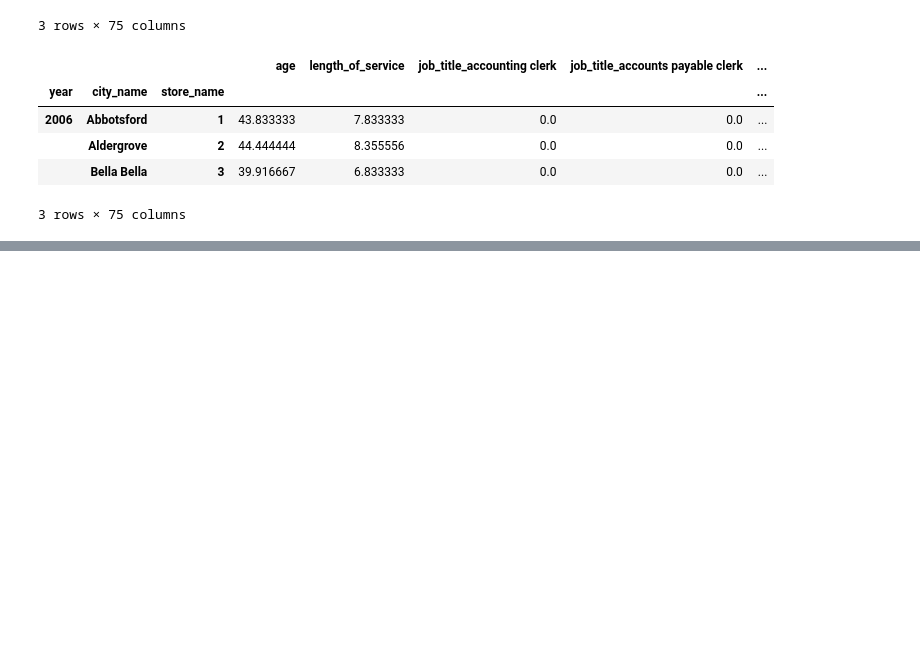
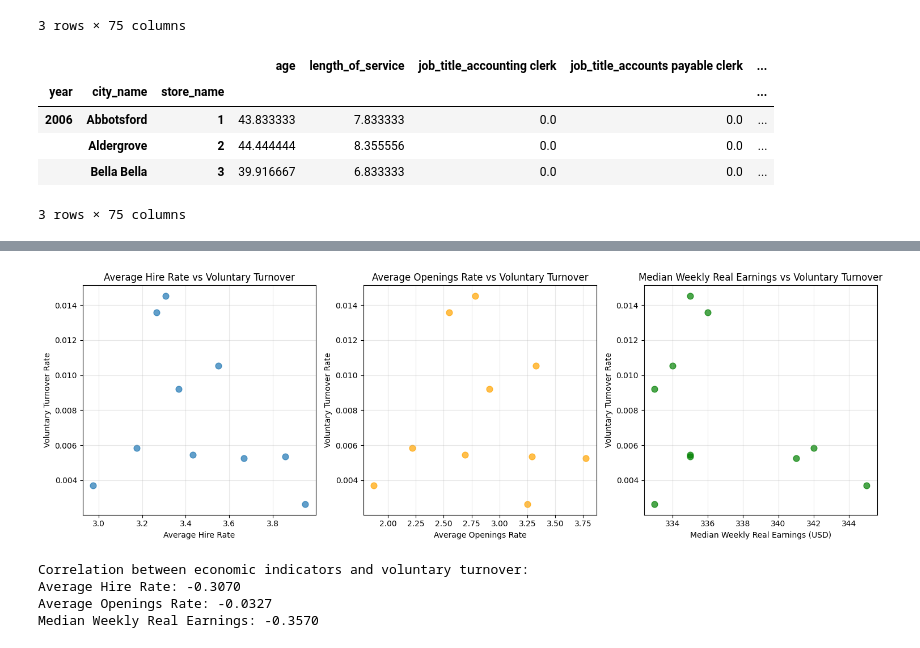
Before and after one commit to JeffTriemer/turnover, a Jupyter notebook: notebooks/eda.ipynb, the cells around one changed output, grey strips where cells are left out. Drawn from its saved outputs; the diff is of its cells as text; code cells hidden in the pictures; blank space fills up the shorter version.

```diff
--- a/notebooks/eda.ipynb
+++ b/notebooks/eda.ipynb
@@ -242,0 +274,4 @@ Top 10 Job Titles by Turnover Rate:
+# %%
+econ_df = pd.read_excel("../data/economic_data.xlsx", sheet_name="annual_data")
+econ_df['year'] = pd.to_datetime(econ_df['year'], format='%Y').dt.to_period('Y')
+econ_df.head(3)
@@ -242,0 +283,3 @@ Top 10 Job Titles by Turnover Rate:
+# %%
+year_df = year_df.reset_index()
+year_df.head(3)
@@ -242,0 +292,3 @@ Top 10 Job Titles by Turnover Rate:
+# %%
+merged_df = pd.merge(year_df, econ_df, on='year', how='inner')
+merged_df.head(3)
@@ -242,0 +301,39 @@ Top 10 Job Titles by Turnover Rate:
+# %%
+# Create scatter plots showing the relationship between economic indicators and voluntary turnover
+fig, axes = plt.subplots(1, 3, figsize=(15, 5))
+
+# Plot 1: Average Hire Rate vs Voluntary Turnover
+axes[0].scatter(merged_df['avg_hire_rt'], merged_df['voluntary_turnover'], alpha=0.7, s=60)
+axes[0].set_xlabel('Average Hire Rate')
+axes[0].set_ylabel('Voluntary Turnover Rate')
+axes[0].set_title('Average Hire Rate vs Voluntary Turnover')
+axes[0].grid(True, alpha=0.3)
+
+# Plot 2: Average Openings Rate vs Voluntary Turnover
+axes[1].scatter(merged_df['avg_openings_rt'], merged_df['voluntary_turnover'], alpha=0.7, s=60, color='orange')
+axes[1].set_xlabel('Average Openings Rate')
+axes[1].set_ylabel('Voluntary Turnover Rate')
+axes[1].set_title('Average Openings Rate vs Voluntary Turnover')
+axes[1].grid(True, alpha=0.3)
+
+# Plot 3: Median Weekly Real Earnings vs Voluntary Turnover
+axes[2].scatter(merged_df['med_wkly_rl_earn_82_84_cpi_usd'], merged_df['voluntary_turnover'], alpha=0.7, s=60, color='green')
+axes[2].set_xlabel('Median Weekly Real Earnings (USD)')
+axes[2].set_ylabel('Voluntary Turnover Rate')
+axes[2].set_title('Median Weekly Real Earnings vs Voluntary Turnover')
+axes[2].grid(True, alpha=0.3)
+
+plt.tight_layout()
+plt.show()
+
+# Print correlation coefficients
+print("Correlation between economic indicators and voluntary turnover:")
+print(f"Average Hire Rate: {merged_df['avg_hire_rt'].corr(merged_df['voluntary_turnover']):.4f}")
+print(f"Average Openings Rate: {merged_df['avg_openings_rt'].corr(merged_df['voluntary_turnover']):.4f}")
+print(f"Median Weekly Real Earnings: {merged_df['med_wkly_rl_earn_82_84_cpi_usd'].corr(merged_df['voluntary_turnover']):.4f}")
+# %% [output]
+[figure, added]
+Correlation between economic indicators and voluntary turnover:
+Average Hire Rate: -0.3070
+Average Openings Rate: -0.0327
+Median Weekly Real Earnings: -0.3570
```
Also changed, not shown: parts of 33 cells of this notebook, 3 other files.
